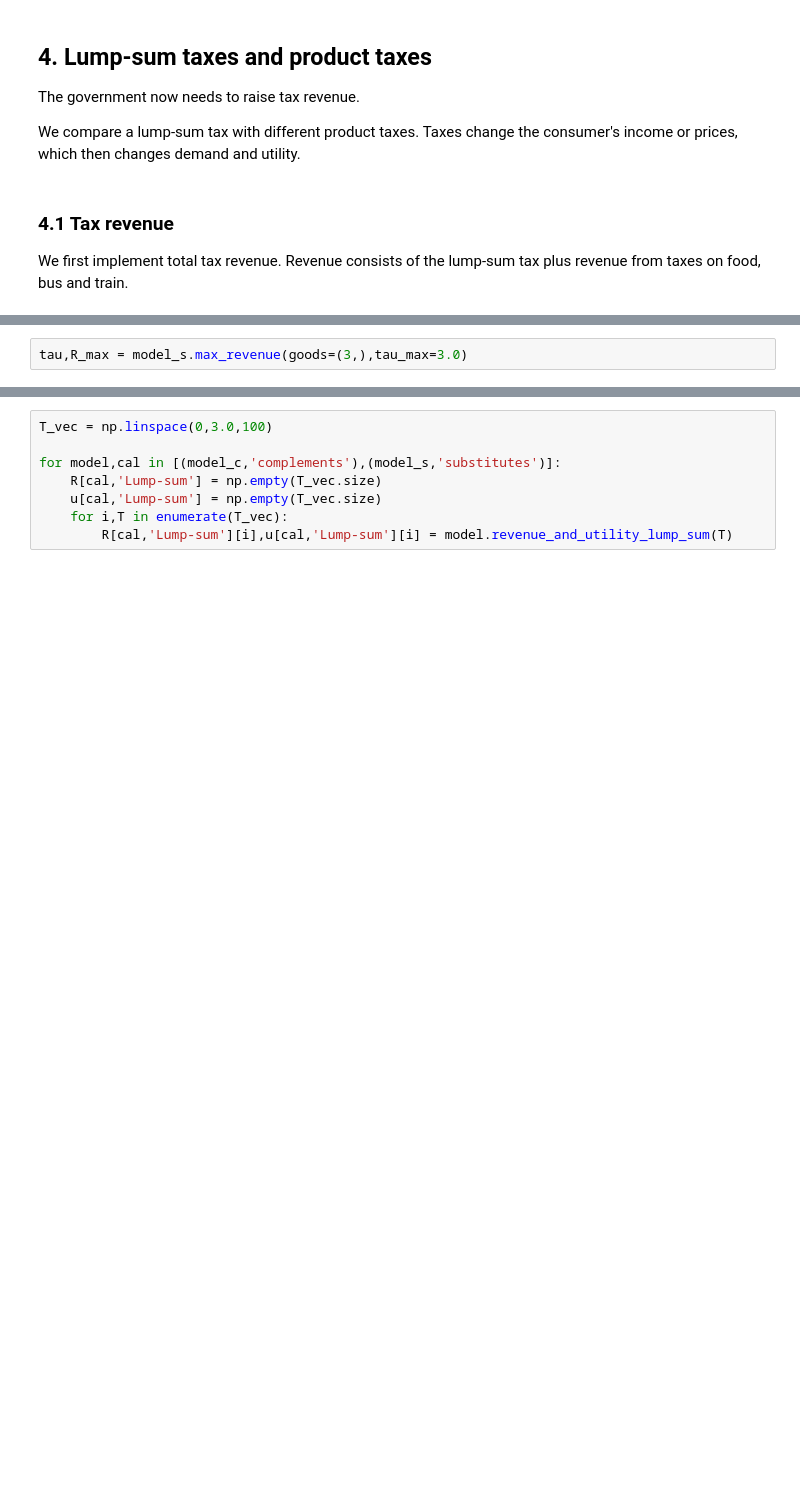
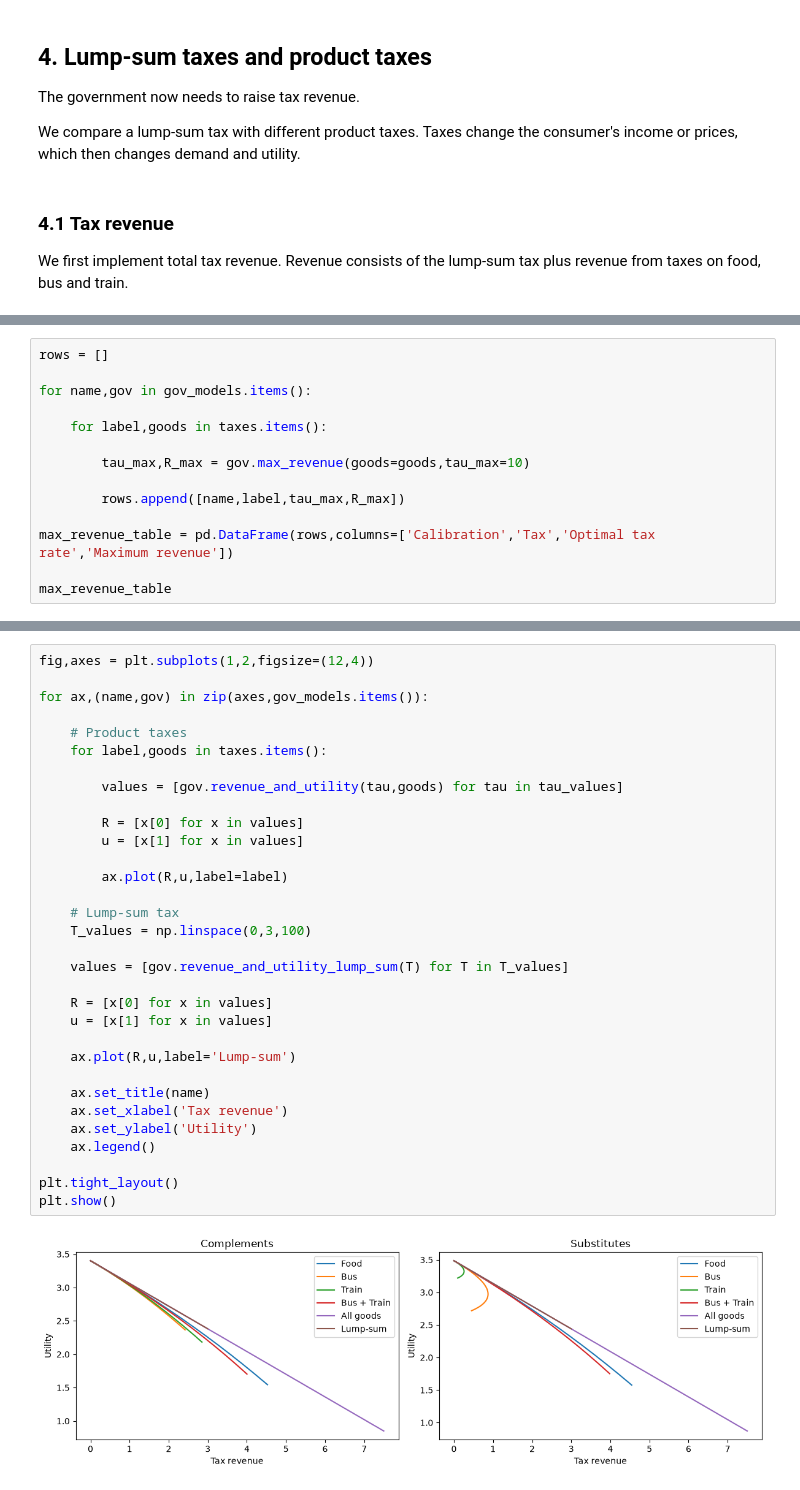
Before and after one commit to Hani-Habib/Academic-weapon, a Jupyter notebook: data_project_samlet.ipynb, the cells around one changed output, grey strips where cells are left out. Drawn from its saved outputs; the diff is of its cells as text; blank space fills up the shorter version.

```diff
--- a/data_project_samlet.ipynb
+++ b/data_project_samlet.ipynb
@@ -488,2 +517,14 @@ for model,cal in [(model_c,'complements'),(model_s,'substitutes')]:
 # %%
-tau,R_max = model_s.max_revenue(goods=(3,),tau_max=3.0)
+rows = []
+
+for name,gov in gov_models.items():
+
+    for label,goods in taxes.items():
+
+        tau_max,R_max = gov.max_revenue(goods=goods,tau_max=10)
+
+        rows.append([name,label,tau_max,R_max])
+
+max_revenue_table = pd.DataFrame(rows,columns=['Calibration','Tax','Optimal tax rate','Maximum revenue'])
+
+max_revenue_table
@@ -492,8 +551,34 @@ tau,R_max = model_s.max_revenue(goods=(3,),tau_max=3.0)
 # %%
-T_vec = np.linspace(0,3.0,100)
+fig,axes = plt.subplots(1,2,figsize=(12,4))
 
-for model,cal in [(model_c,'complements'),(model_s,'substitutes')]:
-    R[cal,'Lump-sum'] = np.empty(T_vec.size)
-    u[cal,'Lump-sum'] = np.empty(T_vec.size)
-    for i,T in enumerate(T_vec):
-        R[cal,'Lump-sum'][i],u[cal,'Lump-sum'][i] = model.revenue_and_utility_lump_sum(T)
+for ax,(name,gov) in zip(axes,gov_models.items()):
+
+    # Product taxes
+    for label,goods in taxes.items():
+
+        values = [gov.revenue_and_utility(tau,goods) for tau in tau_values]
+
+        R = [x[0] for x in values]
+        u = [x[1] for x in values]
+
+        ax.plot(R,u,label=label)
+
+    # Lump-sum tax
+    T_values = np.linspace(0,3,100)
+
+    values = [gov.revenue_and_utility_lump_sum(T) for T in T_values]
+
+    R = [x[0] for x in values]
+    u = [x[1] for x in values]
+
+    ax.plot(R,u,label='Lump-sum')
+
+    ax.set_title(name)
+    ax.set_xlabel('Tax revenue')
+    ax.set_ylabel('Utility')
+    ax.legend()
+
+plt.tight_layout()
+plt.show()
+# %% [output]
+[figure, added]
```
Also changed, not shown: parts of 13 cells of this notebook.
